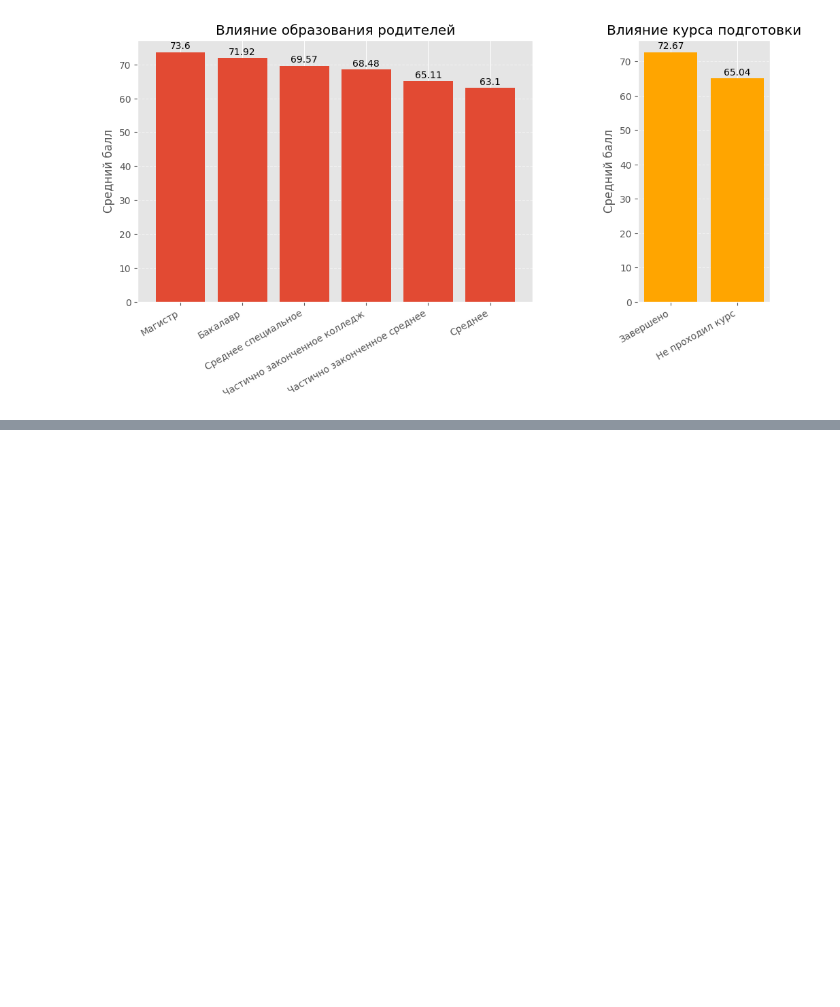
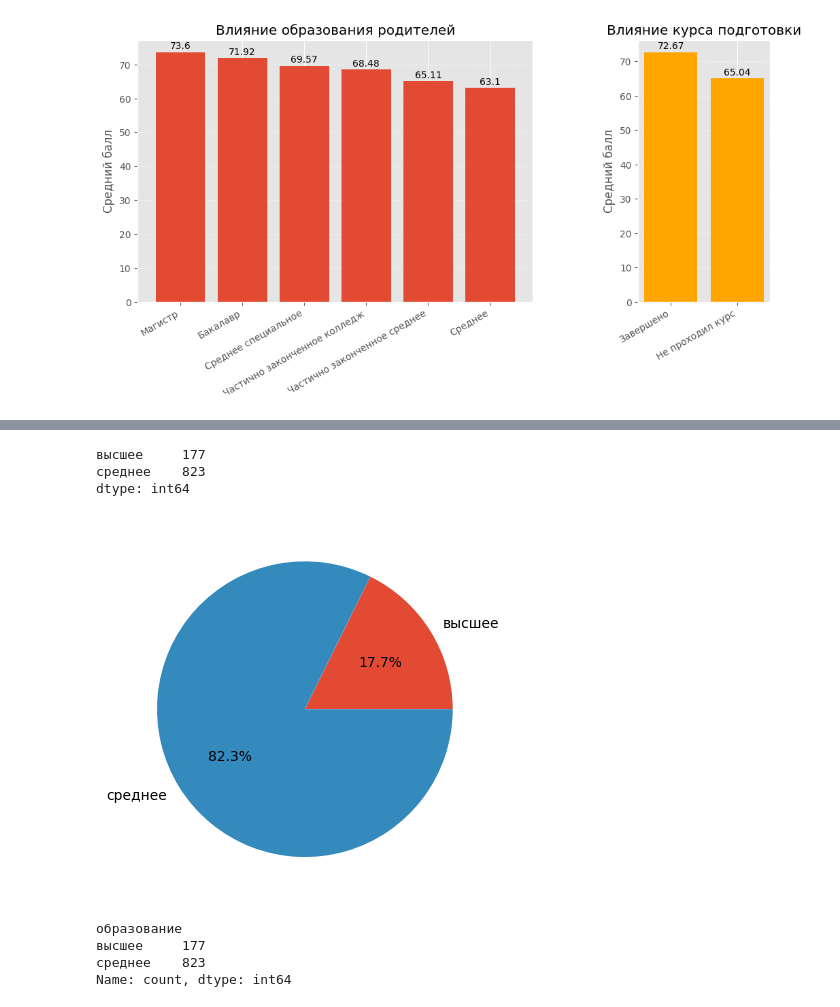
Before and after one commit to AntonLihtar/python_starter, a Jupyter notebook: padas_data1/main.ipynb, the cells around one changed output, grey strips where cells are left out. Cells and saved outputs as stored; diff of their text form; code cells hidden in the pictures; blank space fills up the shorter version.

```diff
--- a/padas_data1/main.ipynb
+++ b/padas_data1/main.ipynb
@@ -271,0 +292,38 @@ plt.show()
+# %%
+#todo: 1вый вариант сгруппировать образование на среднее и высшее
+masc = ['Бакалавр', 'Магистр']
+sum1 = rus_tb[masc].sum()
+sum2 = rus_tb[~rus_tb.index.isin(masc)].sum()
+count_ser = pd.Series({
+    'высшее': sum1,
+    'среднее': sum2
+})
+print(count_ser)
+plt.pie(count_ser.values, labels=count_ser.index, autopct='%1.1f%%')
+plt.show()
+
+#Итого: высшего у 177людей 17.7%
+# среднего у 823 82.3%
+# %% [output]
+высшее     177
+среднее    823
+dtype: int64
+[figure, added]
+# %%
+#todo: 2рой вариант сгруппировать образование на среднее и высшее
+def get_education(el: str) -> str:
+    if el in ['Бакалавр', 'Магистр']:
+        return 'высшее'
+    return 'среднее'
+
+
+format_tb = rus_tb.reset_index()
+
+format_tb['образование'] = format_tb['образование_родителей'].apply(get_education)
+format_tb_res = format_tb.groupby('образование')['count'].sum()
+print(format_tb_res)
+# %% [output]
+образование
+высшее     177
+среднее    823
+Name: count, dtype: int64
```
Also changed, not shown: parts of 6 cells of this notebook.
